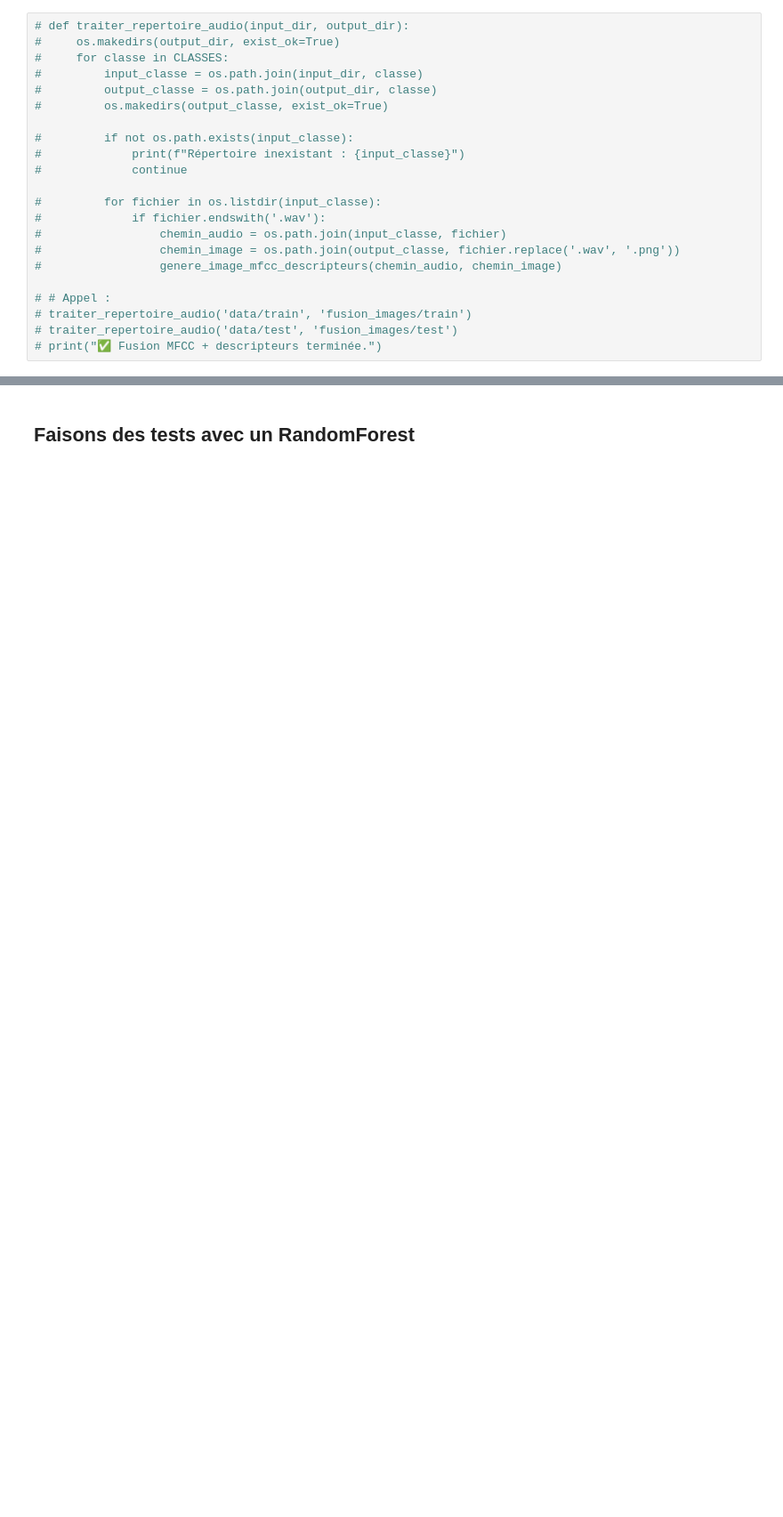
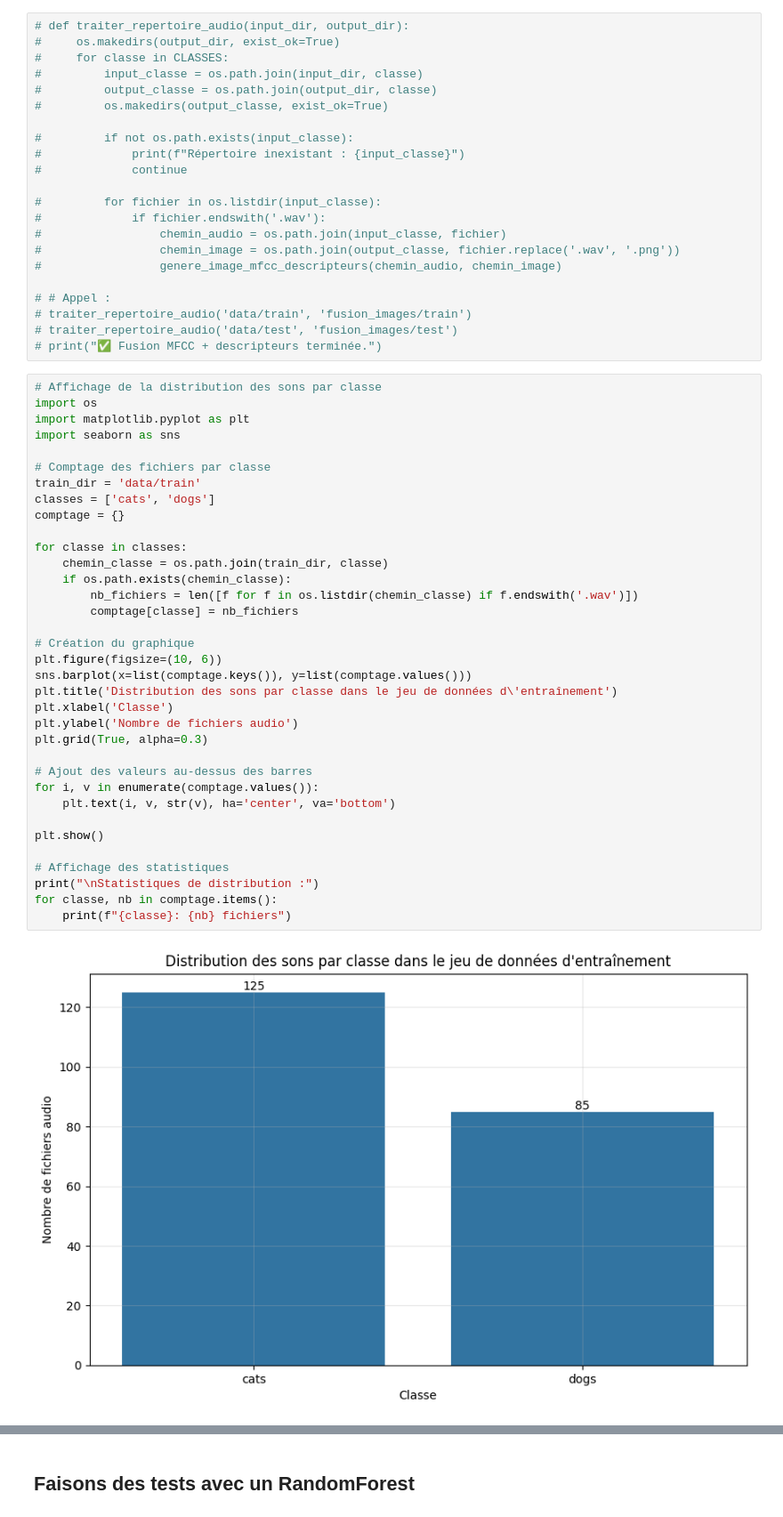
Before and after one commit to seb54/Doggy-and-Cat-adventure, a Jupyter notebook: classification_audio_v2.ipynb, the cells around one changed output, grey strips where cells are left out. Shown at 89% size. Saved outputs shown, nothing was run; the diff lists cells and outputs as text; blank space fills up the shorter version.

```diff
--- a/classification_audio_v2.ipynb
+++ b/classification_audio_v2.ipynb
@@ -467,3 +471,40 @@ def extraire_descripteurs(y, sr, hop_length):
 # traiter_repertoire_audio('data/train', 'fusion_images/train')
 # traiter_repertoire_audio('data/test', 'fusion_images/test')
 # print("✅ Fusion MFCC + descripteurs terminée.")
+# %%
+# Affichage de la distribution des sons par classe
+import os
+import matplotlib.pyplot as plt
+import seaborn as sns
+
+# Comptage des fichiers par classe
+train_dir = 'data/train'
+classes = ['cats', 'dogs']
+comptage = {}
+
+for classe in classes:
+    chemin_classe = os.path.join(train_dir, classe)
+    if os.path.exists(chemin_classe):
+        nb_fichiers = len([f for f in os.listdir(chemin_classe) if f.endswith('.wav')])
+        comptage[classe] = nb_fichiers
+
+# Création du graphique
+plt.figure(figsize=(10, 6))
+sns.barplot(x=list(comptage.keys()), y=list(comptage.values()))
+plt.title('Distribution des sons par classe dans le jeu de données d\'entraînement')
+plt.xlabel('Classe')
+plt.ylabel('Nombre de fichiers audio')
+plt.grid(True, alpha=0.3)
+
+# Ajout des valeurs au-dessus des barres
+for i, v in enumerate(comptage.values()):
+    plt.text(i, v, str(v), ha='center', va='bottom')
+
+plt.show()
+
+# Affichage des statistiques
+print("\nStatistiques de distribution :")
+for classe, nb in comptage.items():
+    print(f"{classe}: {nb} fichiers")
+# %% [output]
+[figure, added]
```
Also changed, not shown: parts of 13 cells of this notebook.
